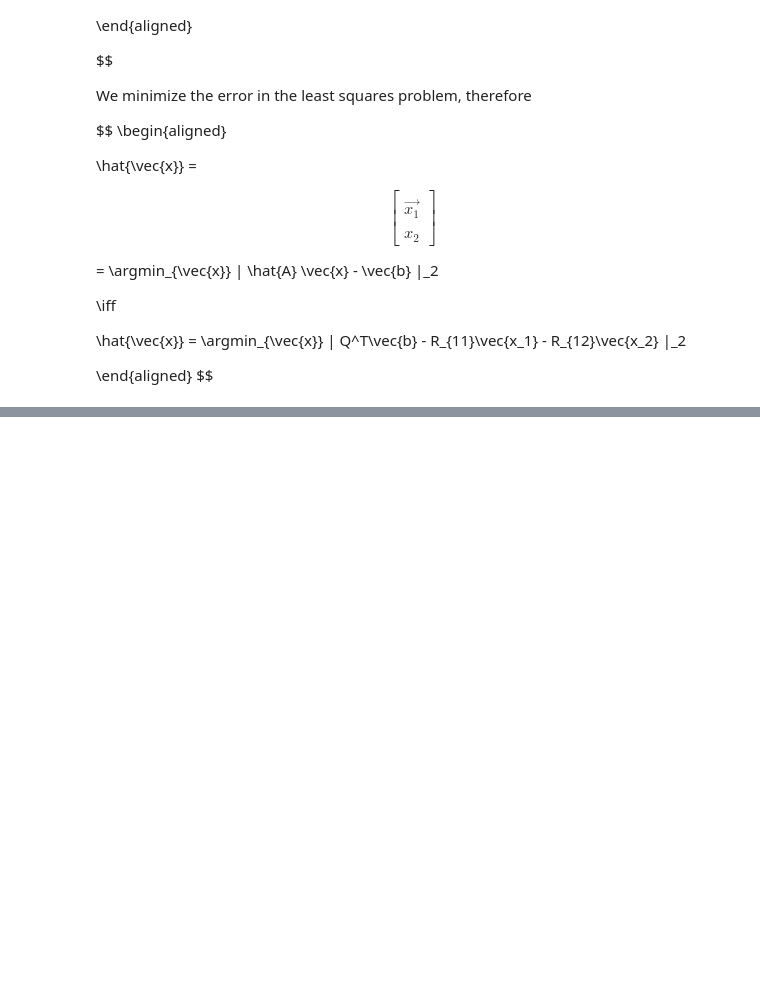
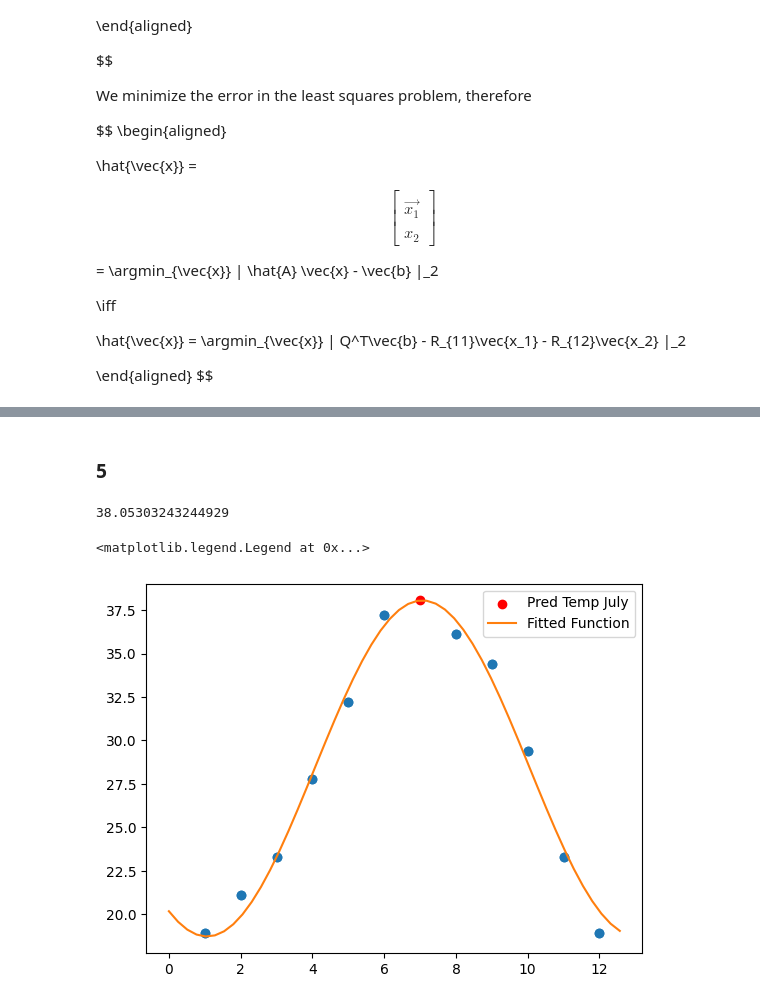
Before and after one commit to ajumpa/NumericalAlgorithms, a Jupyter notebook: QRFact/QRFact.ipynb, the cells around one changed output, grey strips where cells are left out. Saved outputs shown, nothing was run; the diff lists cells and outputs as text; code cells hidden in the pictures; blank space fills up the shorter version.

```diff
--- a/QRFact/QRFact.ipynb
+++ b/QRFact/QRFact.ipynb
@@ -247,0 +447,28 @@ plt.colorbar(axis[4].imshow(R5, cmap='jet'), ax=axis[4])
+# %% [markdown]
+### 5
+# %%
+x = np.array([1,2,3,4,5,6,8,9,10,11,12], dtype=float)
+y = np.array([18.9, 21.1, 23.3, 27.8, 32.2, 37.2, 36.1, 34.4, 29.4, 23.3, 18.9], dtype=float)
+
+plt.plot(x, y, 'o')
+plt.scatter(x, y)
+
+p = np.pi / 6
+A = np.column_stack((np.ones_like(x), np.cos(p*x), np.sin(p*x)))
+
+a,b,c = least_squares_solve(A, y)
+
+pred = a + b*np.cos(p*7) + c*np.sin(p*7)
+
+print(pred)
+plt.scatter(7, pred, color='Red', label='Pred Temp July')
+
+theta = np.linspace(0, 4*np.pi)
+fit = a + b * np.cos(p*theta) + c*np.sin(p*theta)
+
+plt.plot(theta, fit, label='Fitted Function')
+plt.legend()
+# %% [output]
+38.05303243244929
+<matplotlib.legend.Legend at 0x...>
+[figure, added]
```
Also changed, not shown: parts of 14 cells of this notebook, 7 other files.
